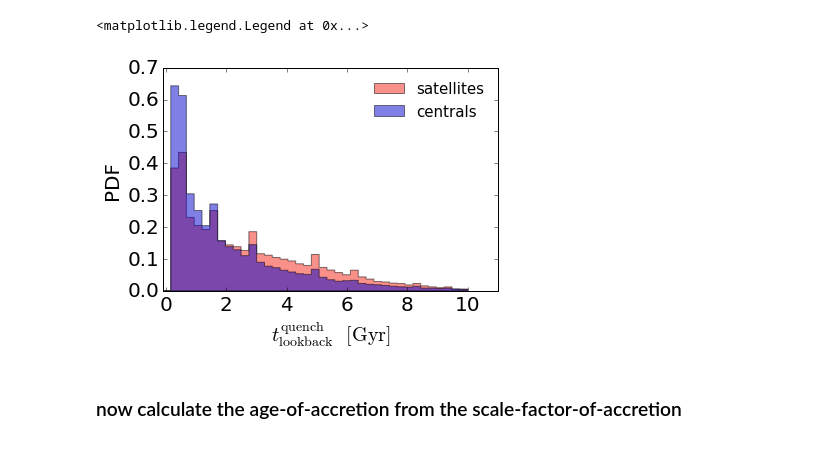
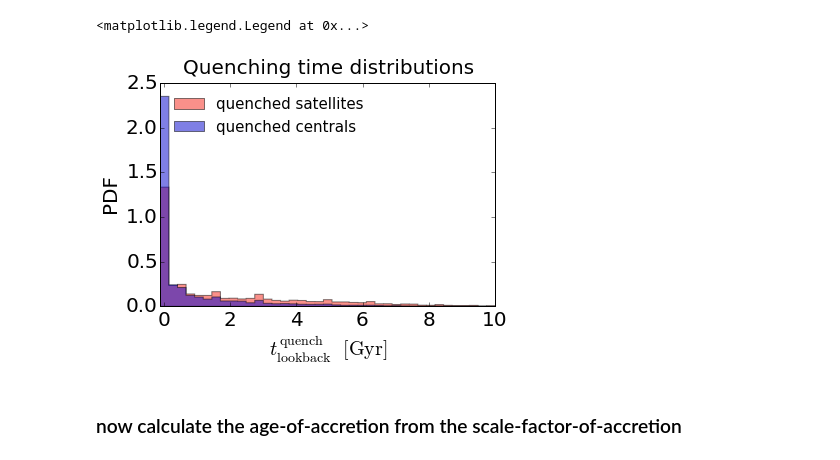
Before and after one commit to aphearin/time_evolving_cam_utils, a Jupyter notebook: plot_quenching_times.ipynb, the cells around one changed output. Saved outputs shown, nothing was run; the diff lists cells and outputs as text; code cells hidden in the pictures.

```diff
--- a/plot_quenching_times.ipynb
+++ b/plot_quenching_times.ipynb
@@ -20,4 +12,0 @@ for i, t in enumerate(universe_age_array):
-# %%
-idx_quenching_times = quenching_indices(ssfr_matrix <= 1e-11)
-quenching_times = universe_age_array[idx_quenching_times]
-histories['quenching_time'] = quenching_times
@@ -44,33 +13,49 @@ histories = histories[histories['halo_scale_factor_mpeak'] != -1]
+# %%
+from history_functions import ssfr_histories
+ssfr_matrix = ssfr_histories(histories['sfh'], histories['smh'])
+# %%
+from quenching_time import quenching_time
+histories['quenching_time'] = quenching_time(ssfr_matrix)
 # %%
-quenched_cenmask = (histories['upid'] == -1) & (histories['sfr']/histories['sm'] < 1e-11)
-quenched_cens = histories[quenched_cenmask]
+cenmask = histories['upid'] == -1
+cens = histories[cenmask]
+sats = histories[~cenmask]
 
-quenched_satmask = (histories['upid'] != -1) & (histories['sfr']/histories['sm'] < 1e-11)
-quenched_sats = histories[quenched_satmask]
+quenched_cenmask = (cens['sfr']/cens['sm'] < 1e-11)
+quenched_cens = cens[quenched_cenmask]
+
+quenched_satmask = (sats['sfr']/sats['sm'] < 1e-11)
+quenched_sats = sats[quenched_satmask]
 # %%
 fig = plt.figure()
 ax = fig.add_subplot(111)
 
 xlabel = ax.set_xlabel(r'$t_{\rm lookback}^{\rm quench}$  $[{\rm Gyr}]$', fontsize=20)
 ylabel = ax.set_ylabel(r'PDF', fontsize=20)
-# title = ax.set_title('some title', fontsize=20, y=1.02) # y param fixes an overhanging title
+title = ax.set_title('Quenching time distributions', fontsize=20, y=1.02) # y param fixes an overhanging title
 
-plt.hist(universe_age_array[-1] - quenched_sats['quenching_time'],
+lowsm, highsm = 10.4, 10.5
+cens_sample_mask = (cens['sm'] > 10**lowsm) & (cens['sm'] < 10**highsm)
+cens_sample = cens[cens_sample_mask]
+sats_sample_mask = (sats['sm'] > 10**lowsm) & (sats['sm'] < 10**highsm)
+sats_sample = sats[sats_sample_mask]
+
+plt.hist(universe_age_array[-1] - sats_sample['quenching_time'],
               normed=True, bins=np.linspace(-0.1, 10, 40), color='#f62217',
               histtype='stepfilled', alpha=0.5, label='quenched satellites')
 
-plt.hist(universe_age_array[-1] - quenched_cens['quenching_time'],
+plt.hist(universe_age_array[-1] - cens_sample['quenching_time'],
               normed=True, bins=np.linspace(-0.1, 10, 40), color='mediumblue',
               histtype='stepfilled', alpha=0.5, label='quenched centrals')
 
 plt.xticks(fontsize=20)
 plt.yticks(fontsize=20)
-plt.xlim(xmin = -0.1, xmax=11)
-plt.legend(loc='upper right', fontsize=15, frameon=False)
+plt.xlim(xmin = -0.1, xmax=10)
+plt.legend(loc='upper left', fontsize=15, frameon=False)
 
 # plt.savefig('FIGS/cens_sats_quenching_time.pdf', bbox_extra_artists=[xlabel, ylabel], bbox_inches='tight')
 # %% [output]
 <matplotlib.legend.Legend at 0x...>
-[figure, old version]
+[figure, new version]
 # %% [markdown]
 ### now calculate the age-of-accretion from the scale-factor-of-accretion
```
Also changed, not shown: parts of 10 cells of this notebook, 2 other files.
